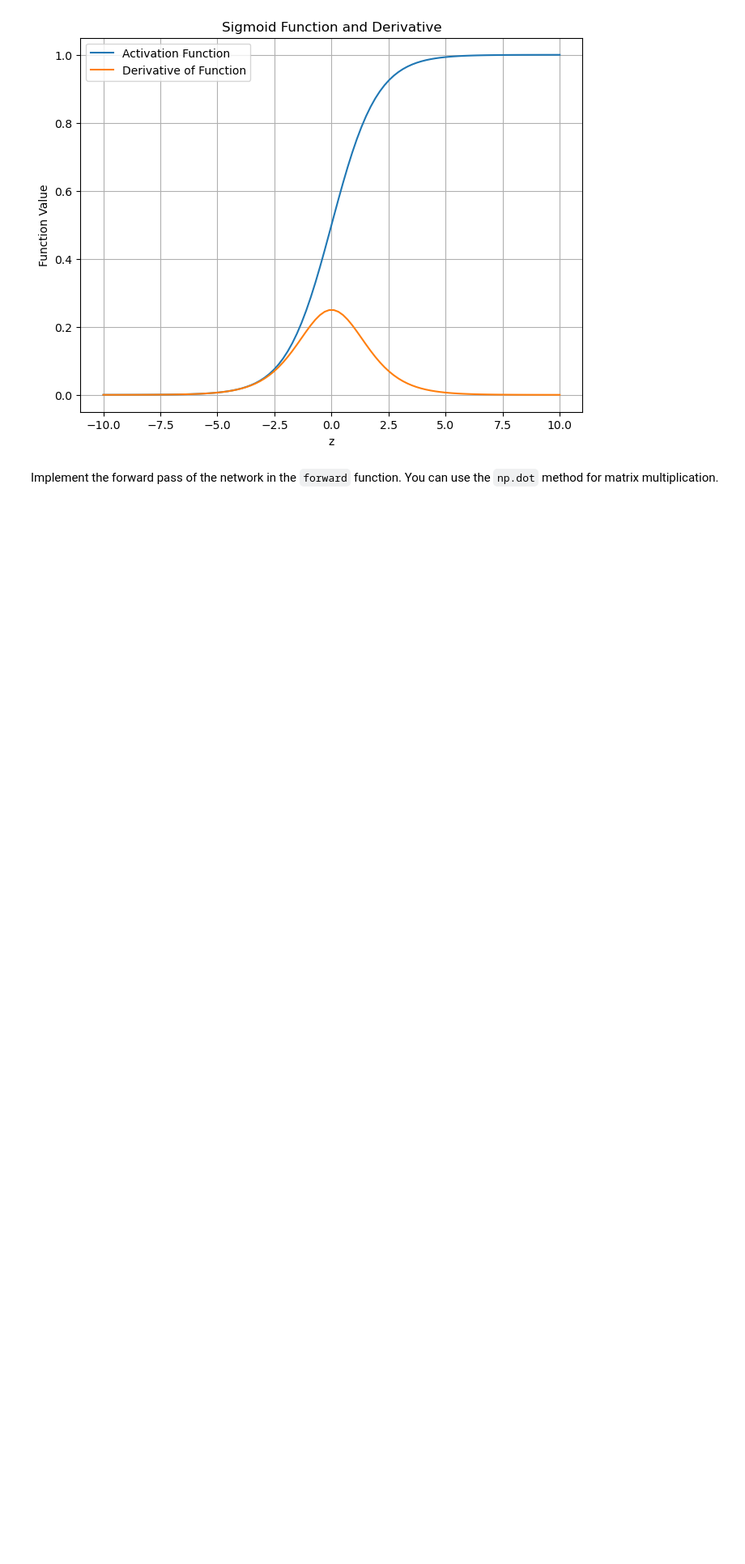
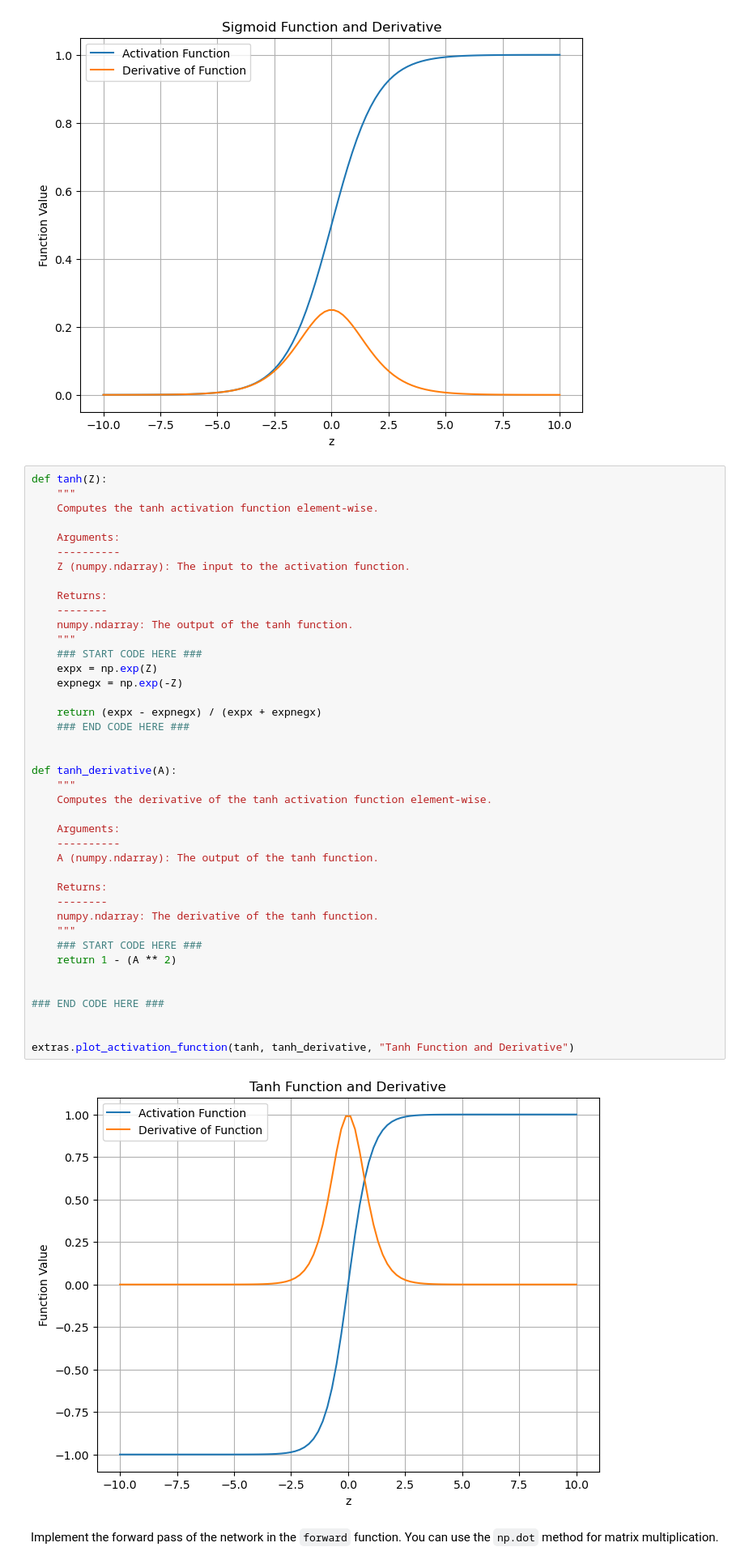
Before and after one commit to mwaqar666/DeepLearningLabs, a Jupyter notebook: Lab 1.4 - Notebook.ipynb, the cells around one changed output. Shown at 81% size. Drawn from its saved outputs; the diff is of its cells as text; blank space fills up the shorter version.

```diff
--- a/Lab 1.4 - Notebook.ipynb
+++ b/Lab 1.4 - Notebook.ipynb
@@ -148,6 +148,49 @@ def sigmoid_derivative(A):
 extras.plot_activation_function(sigmoid, sigmoid_derivative, "Sigmoid Function and Derivative")
 # %% [output]
 [figure]
+# %%
+def tanh(Z):
+	"""
+    Computes the tanh activation function element-wise.
+
+    Arguments:
+    ----------
+    Z (numpy.ndarray): The input to the activation function.
+
+    Returns:
+    --------
+    numpy.ndarray: The output of the tanh function.
+    """
+	### START CODE HERE ###
+	expx = np.exp(Z)
+	expnegx = np.exp(-Z)
+
+	return (expx - expnegx) / (expx + expnegx)
+    ### END CODE HERE ###
+
+
+def tanh_derivative(A):
+	"""
+    Computes the derivative of the tanh activation function element-wise.
+
+    Arguments:
+    ----------
+    A (numpy.ndarray): The output of the tanh function.
+
+    Returns:
+    --------
+    numpy.ndarray: The derivative of the tanh function.
+    """
+	### START CODE HERE ###
+	return 1 - (A ** 2)
+
+
+### END CODE HERE ###
+
+
+extras.plot_activation_function(tanh, tanh_derivative, "Tanh Function and Derivative")
+# %% [output]
+[figure, added]
 # %% [markdown]
 Implement the forward pass of the network in the `forward` function. You can use the `np.dot` method for matrix multiplication.
 # %%
```
Also changed, not shown: parts of 11 cells of this notebook.
